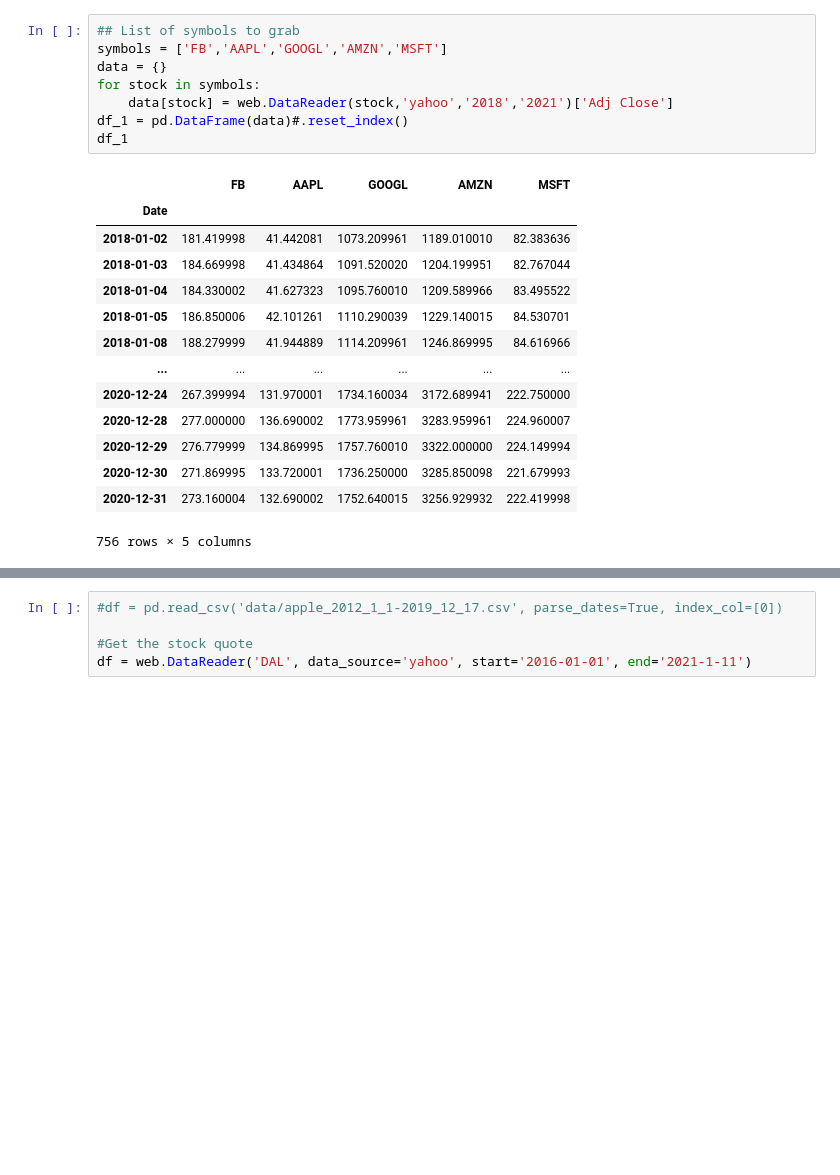
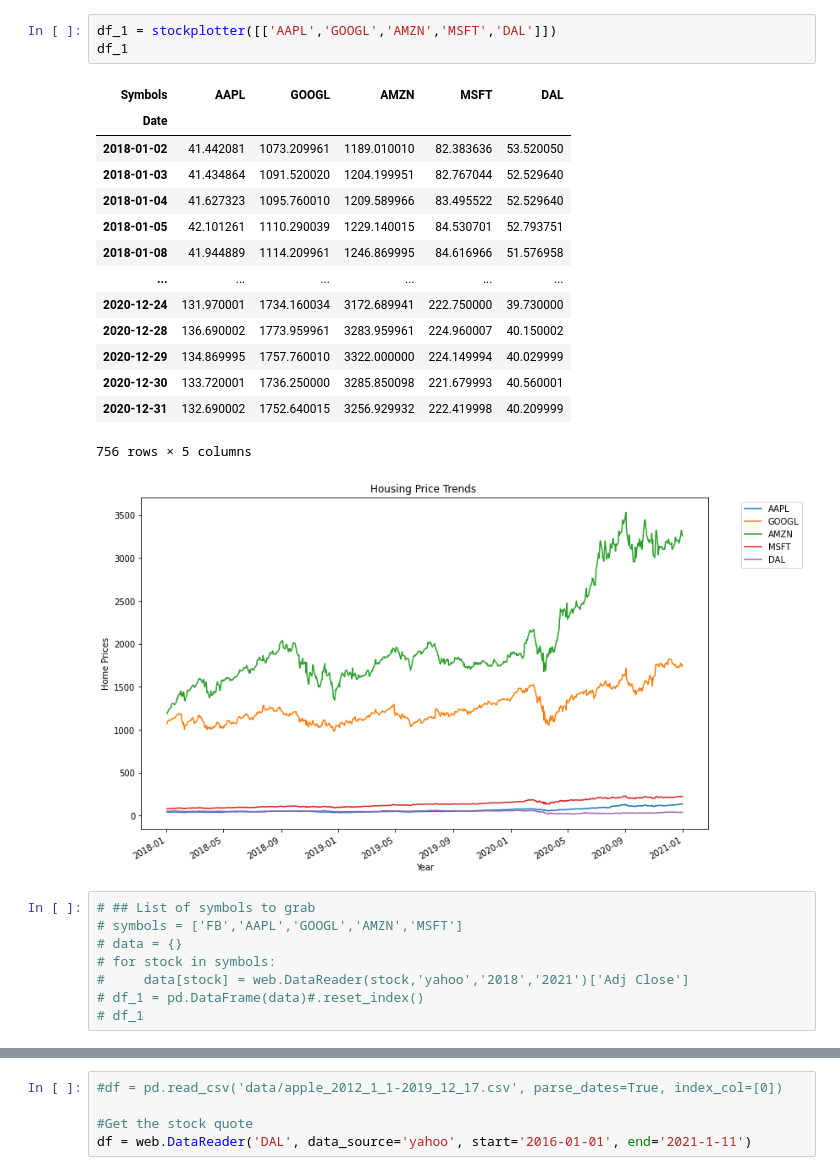
Before and after one commit to davidrtorres/Model-5-Stock-Price-Forecasting, a Jupyter notebook: LSTM_Capstone_1-12-21.ipynb, the cells around one changed output, grey strips where cells are left out. Saved outputs shown, nothing was run; the diff lists cells and outputs as text; blank space fills up the shorter version.

```diff
--- a/LSTM_Capstone_1-12-21.ipynb
+++ b/LSTM_Capstone_1-12-21.ipynb
@@ -18,26 +57,30 @@ warnings.filterwarnings('ignore')
+# %%
+df_1 = stockplotter([['AAPL','GOOGL','AMZN','MSFT','DAL']])
+df_1
+# %% [output]
+| Symbols | AAPL | GOOGL | AMZN | MSFT | DAL |
+| Date |  |  |  |  |  |
+| 2018-01-02 | 41.442081 | 1073.209961 | 1189.010010 | 82.383636 | 53.520050 |
+| 2018-01-03 | 41.434864 | 1091.520020 | 1204.199951 | 82.767044 | 52.529640 |
+| 2018-01-04 | 41.627323 | 1095.760010 | 1209.589966 | 83.495522 | 52.529640 |
+| 2018-01-05 | 42.101261 | 1110.290039 | 1229.140015 | 84.530701 | 52.793751 |
+| 2018-01-08 | 41.944889 | 1114.209961 | 1246.869995 | 84.616966 | 51.576958 |
+| ... | ... | ... | ... | ... | ... |
+| 2020-12-24 | 131.970001 | 1734.160034 | 3172.689941 | 222.750000 | 39.730000 |
+| 2020-12-28 | 136.690002 | 1773.959961 | 3283.959961 | 224.960007 | 40.150002 |
+| 2020-12-29 | 134.869995 | 1757.760010 | 3322.000000 | 224.149994 | 40.029999 |
+| 2020-12-30 | 133.720001 | 1736.250000 | 3285.850098 | 221.679993 | 40.560001 |
+| 2020-12-31 | 132.690002 | 1752.640015 | 3256.929932 | 222.419998 | 40.209999 |
+756 rows × 5 columns
+[figure, added]
 # %%
-## List of symbols to grab
-symbols = ['FB','AAPL','GOOGL','AMZN','MSFT']
-data = {}
-for stock in symbols:
-    data[stock] = web.DataReader(stock,'yahoo','2018','2021')['Adj Close']
-df_1 = pd.DataFrame(data)#.reset_index()
-df_1
+# ## List of symbols to grab
+# symbols = ['FB','AAPL','GOOGL','AMZN','MSFT']
+# data = {}
+# for stock in symbols:
+#     data[stock] = web.DataReader(stock,'yahoo','2018','2021')['Adj Close']
+# df_1 = pd.DataFrame(data)#.reset_index()
+# df_1
-# %% [output]
-|  | FB | AAPL | GOOGL | AMZN | MSFT |
-| Date |  |  |  |  |  |
-| 2018-01-02 | 181.419998 | 41.442081 | 1073.209961 | 1189.010010 | 82.383636 |
-| 2018-01-03 | 184.669998 | 41.434864 | 1091.520020 | 1204.199951 | 82.767044 |
-| 2018-01-04 | 184.330002 | 41.627323 | 1095.760010 | 1209.589966 | 83.495522 |
-| 2018-01-05 | 186.850006 | 42.101261 | 1110.290039 | 1229.140015 | 84.530701 |
-| 2018-01-08 | 188.279999 | 41.944889 | 1114.209961 | 1246.869995 | 84.616966 |
-| ... | ... | ... | ... | ... | ... |
-| 2020-12-24 | 267.399994 | 131.970001 | 1734.160034 | 3172.689941 | 222.750000 |
-| 2020-12-28 | 277.000000 | 136.690002 | 1773.959961 | 3283.959961 | 224.960007 |
-| 2020-12-29 | 276.779999 | 134.869995 | 1757.760010 | 3322.000000 | 224.149994 |
-| 2020-12-30 | 271.869995 | 133.720001 | 1736.250000 | 3285.850098 | 221.679993 |
-| 2020-12-31 | 273.160004 | 132.690002 | 1752.640015 | 3256.929932 | 222.419998 |
-756 rows × 5 columns
 # %%
 df_1.plot(figsize=(12,8))
 plt.title("Housing Price Trends ")
```
Also changed, not shown: parts of 16 cells of this notebook.
